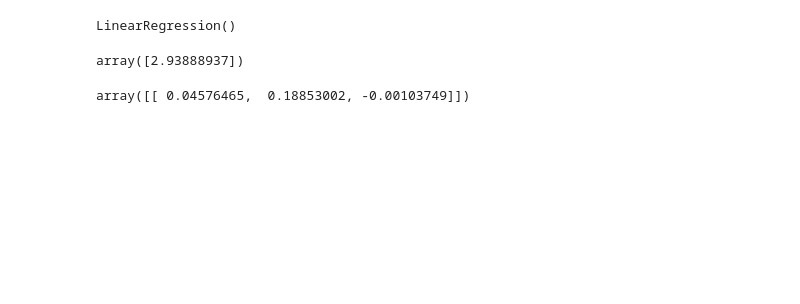
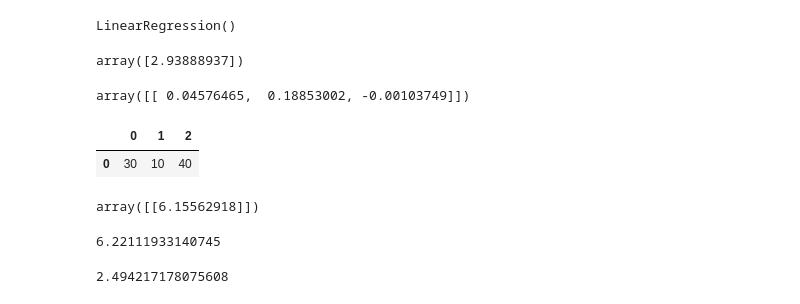
Before and after one commit to omerzzeybek9/Machine-Learning, a Jupyter notebook: Machine Learning/Multi-Linear Regression/multiregression.ipynb, the cells around one changed output. Cells and saved outputs as stored; diff of their text form; code cells hidden in the pictures; blank space fills up the shorter version.

```diff
--- a/Machine Learning/Multi-Linear Regression/multiregression.ipynb
+++ b/Machine Learning/Multi-Linear Regression/multiregression.ipynb
@@ -82,3 +82,16 @@ array([2.93888937])
 lm.coef_
 # %% [output]
 array([[ 0.04576465,  0.18853002, -0.00103749]])
+# %%
+new_data = [[30], [10], [40]]
+
+new_data = pd.DataFrame(new_data).T
+# %%
+new_data
+# %% [output]
+|  | 0 | 1 | 2 |
+| 0 | 30 | 10 | 40 |
+# %%
+lm.predict(new_data)
+# %% [output]
+array([[6.15562918]])
@@ -84,0 +102,12 @@ array([[ 0.04576465,  0.18853002, -0.00103749]])
+# %%
+MSE = mean_squared_error(y[0:10], predicted)
+MSE
+# %% [output]
+6.22111933140745
+# %%
+import numpy as np
+
+RMSE = np.sqrt(MSE)
+RMSE
+# %% [output]
+2.494217178075608
```
Also changed, not shown: parts of 10 cells of this notebook.
